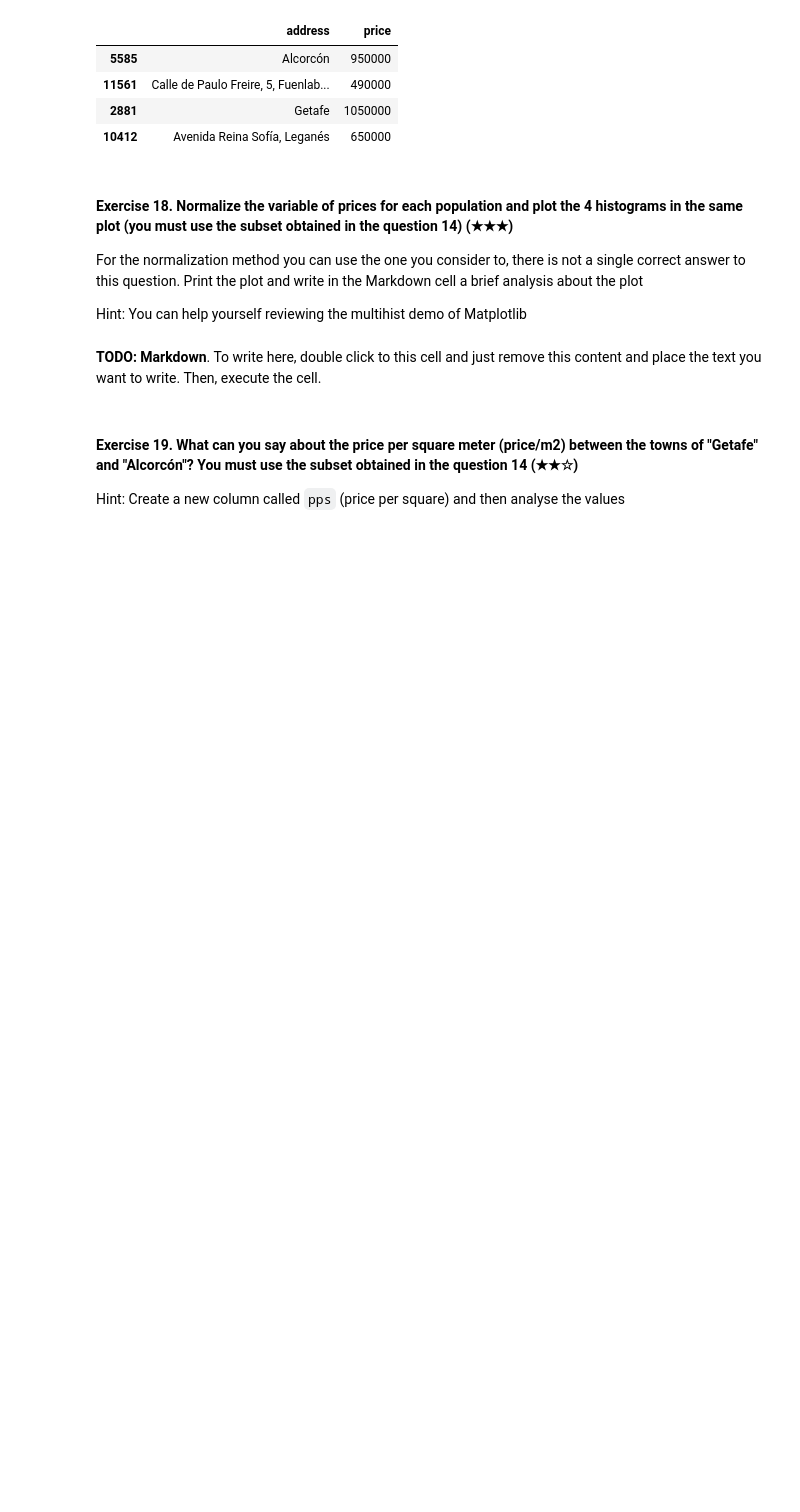
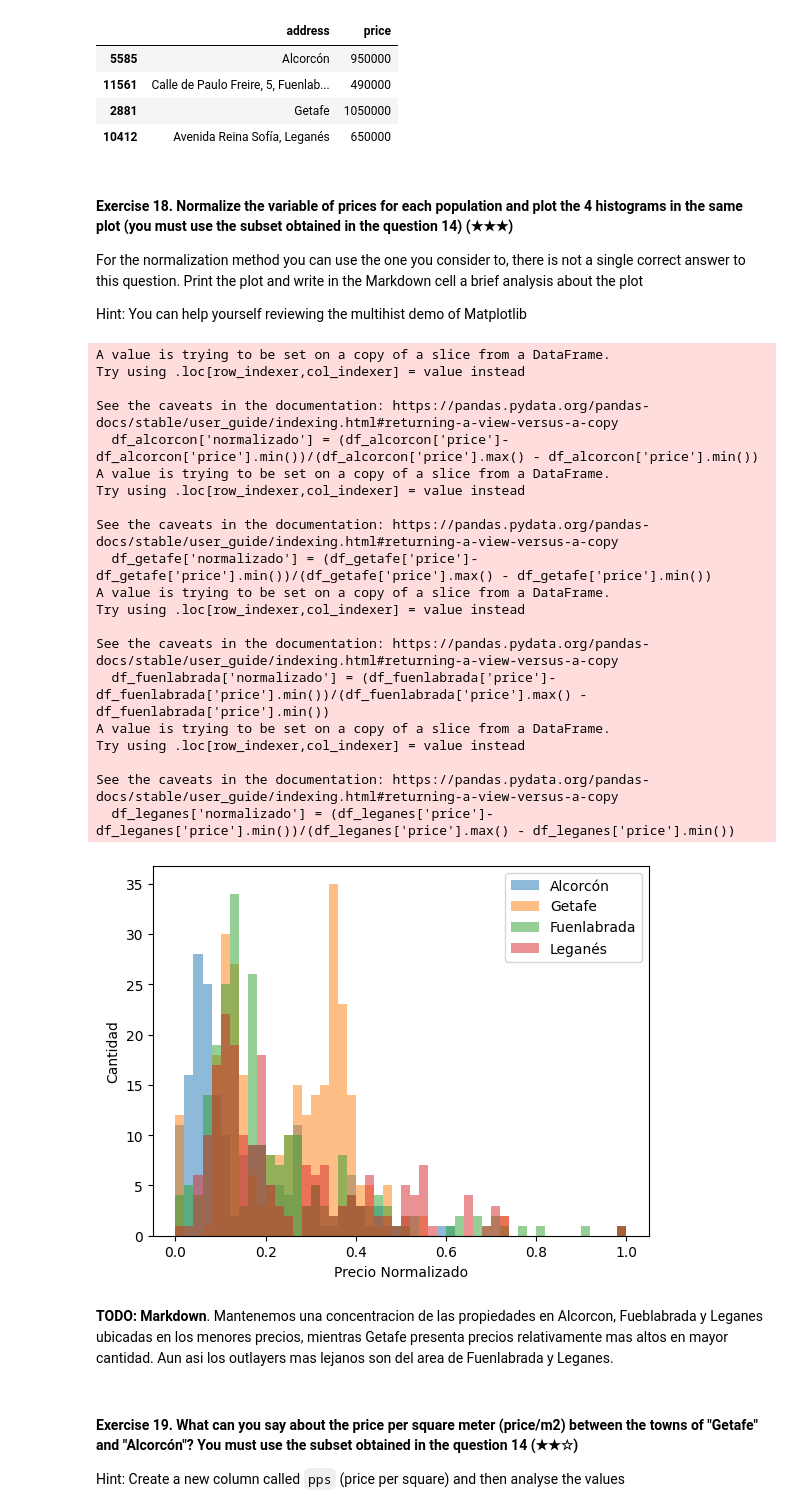
Before and after one commit to 4GeeksAcademy/ProyectoPreWork_PR, a Jupyter notebook: project.es.ipynb, the cells around one changed output. Drawn from its saved outputs; the diff is of its cells as text; code cells hidden in the pictures; blank space fills up the shorter version.

```diff
--- a/project.es.ipynb
+++ b/project.es.ipynb
@@ -442,5 +439,51 @@ Hint: You can help yourself reviewing the multihist demo of Matplotlib
-# %% [markdown]
-**TODO: Markdown**. To write here, double click to this cell and just remove this content and place the text you want to write. Then, execute the cell.
+# %%
+# TODO
+
+df_alcorcon =df_cinturon_sur_madrid[df_cinturon_sur_madrid['level5']== 'Alcorcón']
+df_getafe =df_cinturon_sur_madrid[df_cinturon_sur_madrid['level5']== 'Getafe']
+df_fuenlabrada =df_cinturon_sur_madrid[df_cinturon_sur_madrid['level5']== 'Fuenlabrada']
+df_leganes =df_cinturon_sur_madrid[df_cinturon_sur_madrid['level5']== 'Leganés']
+
+#ds_getafe = ds_comunidades_filtradas[ds_comunidades_filtradas['level5'] == 'Getafe'].copy()
+
+df_alcorcon['normalizado'] = (df_alcorcon['price']- df_alcorcon['price'].min())/(df_alcorcon['price'].max() - df_alcorcon['price'].min())
+df_getafe['normalizado'] = (df_getafe['price']- df_getafe['price'].min())/(df_getafe['price'].max() - df_getafe['price'].min())
+df_fuenlabrada['normalizado'] = (df_fuenlabrada['price']- df_fuenlabrada['price'].min())/(df_fuenlabrada['price'].max() - df_fuenlabrada['price'].min())
+df_leganes['normalizado'] = (df_leganes['price']- df_leganes['price'].min())/(df_leganes['price'].max() - df_leganes['price'].min())
+
+plt.hist(df_alcorcon['normalizado'], bins=50, alpha=0.5, label='Alcorcón')
+plt.hist(df_getafe['normalizado'], bins=50, alpha=0.5, label='Getafe')
+plt.hist(df_fuenlabrada['normalizado'], bins=50, alpha=0.5, label='Fuenlabrada')
+plt.hist(df_leganes['normalizado'], bins=50, alpha=0.5, label='Leganés')
+
+plt.legend()
+plt.xlabel('Precio Normalizado')
+plt.ylabel('Cantidad')
+plt.show()
+# %% [output]
+A value is trying to be set on a copy of a slice from a DataFrame.
+Try using .loc[row_indexer,col_indexer] = value instead
+
+See the caveats in the documentation: https://pandas.pydata.org/pandas-docs/stable/user_guide/indexing.html#returning-a-view-versus-a-copy
+  df_alcorcon['normalizado'] = (df_alcorcon['price']- df_alcorcon['price'].min())/(df_alcorcon['price'].max() - df_alcorcon['price'].min())
+A value is trying to be set on a copy of a slice from a DataFrame.
+Try using .loc[row_indexer,col_indexer] = value instead
+
+See the caveats in the documentation: https://pandas.pydata.org/pandas-docs/stable/user_guide/indexing.html#returning-a-view-versus-a-copy
+  df_getafe['normalizado'] = (df_getafe['price']- df_getafe['price'].min())/(df_getafe['price'].max() - df_getafe['price'].min())
+A value is trying to be set on a copy of a slice from a DataFrame.
+Try using .loc[row_indexer,col_indexer] = value instead
+
+See the caveats in the documentation: https://pandas.pydata.org/pandas-docs/stable/user_guide/indexing.html#returning-a-view-versus-a-copy
+  df_fuenlabrada['normalizado'] = (df_fuenlabrada['price']- df_fuenlabrada['price'].min())/(df_fuenlabrada['price'].max() - df_fuenlabrada['price'].min())
+A value is trying to be set on a copy of a slice from a DataFrame.
+Try using .loc[row_indexer,col_indexer] = value instead
+
+See the caveats in the documentation: https://pandas.pydata.org/pandas-docs/stable/user_guide/indexing.html#returning-a-view-versus-a-copy
+  df_leganes['normalizado'] = (df_leganes['price']- df_leganes['price'].min())/(df_leganes['price'].max() - df_leganes['price'].min())
+[figure, added]
+# %% [markdown]
+**TODO: Markdown**. Mantenemos una concentracion de las propiedades en Alcorcon, Fueblabrada y Leganes ubicadas en los menores precios, mientras Getafe presenta precios relativamente mas altos en mayor cantidad. Aun asi los outlayers mas lejanos son del area de Fuenlabrada y Leganes.
 # %% [markdown]
 #### Exercise 19. What can you say about the price per square meter (price/m2) between the towns of "Getafe" and "Alcorcón"? You must use the subset obtained in the question 14 (★★☆)
 
```
Also changed, not shown: parts of 4 cells of this notebook.
